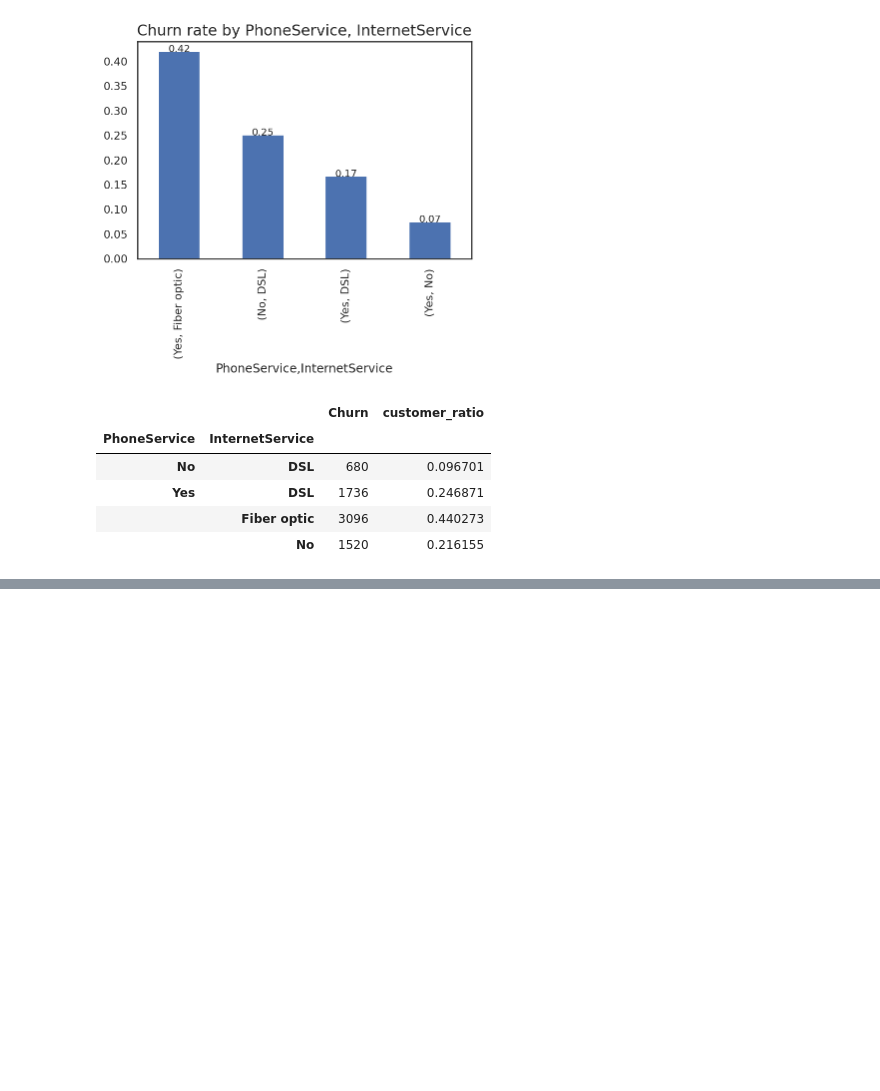
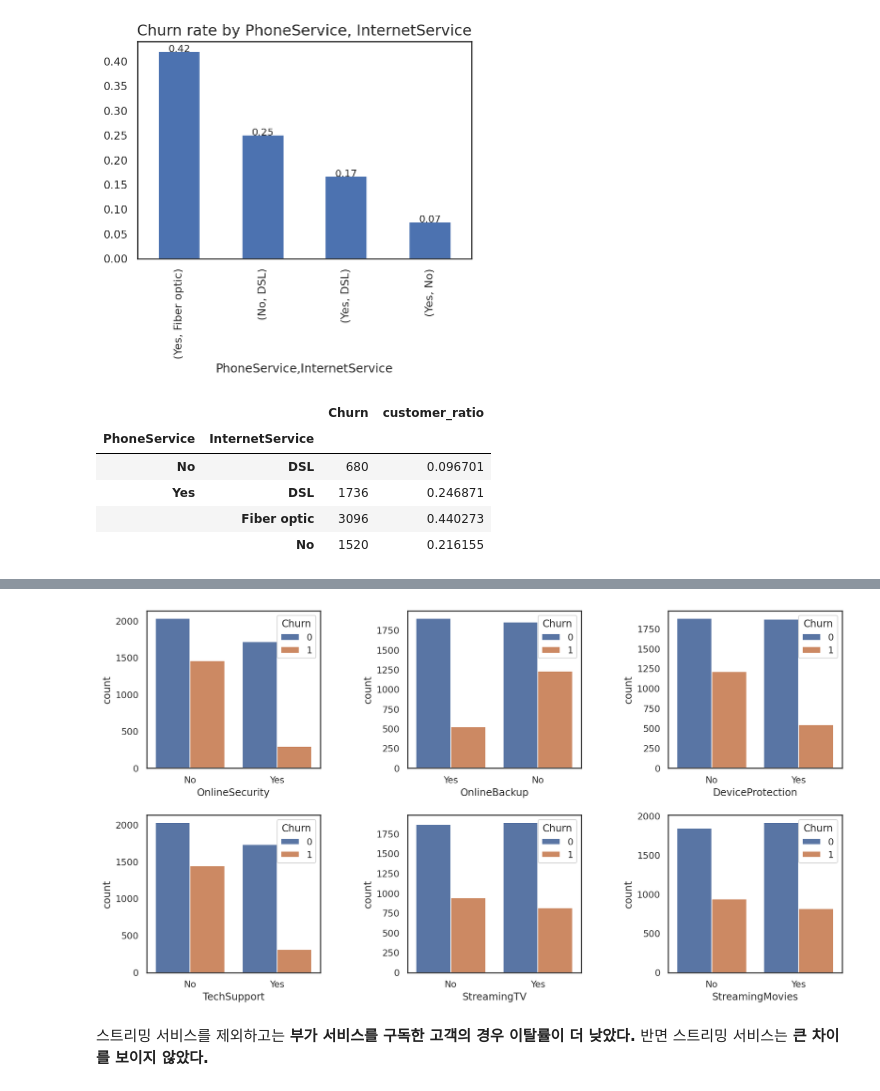
Before and after one commit to maengg/Customer_churn, a Jupyter notebook: Customer_churn.ipynb, the cells around one changed output, grey strips where cells are left out. Saved outputs shown, nothing was run; the diff lists cells and outputs as text; code cells hidden in the pictures; blank space fills up the shorter version.

```diff
--- a/Customer_churn.ipynb
+++ b/Customer_churn.ipynb
@@ -322,0 +334,19 @@ phone_internet
+# %%
+# 인터넷 서비스와 연동된 서비스
+
+fig, ax = plt.subplots(2,3, figsize=(15,8))
+
+# 인터넷 서비스에 가입하지 않은 경우는 제외.
+sns.countplot('OnlineSecurity', hue='Churn', data=df[df['OnlineSecurity'] != 'No internet service'], ax=ax[0,0])
+sns.countplot('OnlineBackup', hue='Churn', data=df[df['OnlineBackup'] != 'No internet service'], ax=ax[0,1])
+sns.countplot('DeviceProtection', hue='Churn', data=df[df['DeviceProtection'] != 'No internet service'], ax=ax[0,2])
+sns.countplot('TechSupport', hue='Churn', data=df[df['TechSupport'] != 'No internet service'], ax=ax[1,0])
+sns.countplot('StreamingTV', hue='Churn', data=df[df['StreamingTV'] != 'No internet service'], ax=ax[1,1])
+sns.countplot('StreamingMovies', hue='Churn', data=df[df['StreamingMovies'] != 'No internet service'], ax=ax[1,2])
+
+plt.subplots_adjust(wspace=.5, hspace=.3)
+plt.show()
+# %% [output]
+[figure, added]
+# %% [markdown]
+스트리밍 서비스를 제외하고는 **부가 서비스를 구독한 고객의 경우 이탈률이 더 낮았다.** 반면 스트리밍 서비스는 **큰 차이를 보이지 않았다.**
```
Also changed, not shown: parts of 3 cells of this notebook.
